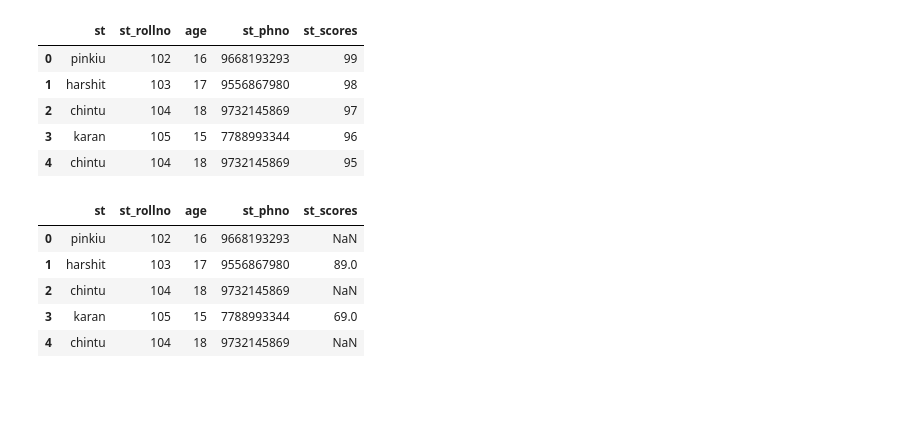
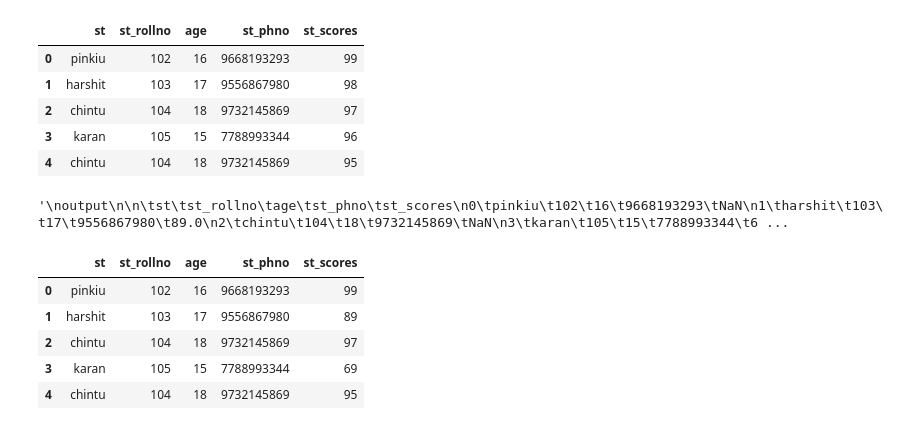
Before and after one commit to Yaminikanta/Python_Libraries, a Jupyter notebook: 02-Pandas/class_pandas.ipynb, the cells around one changed output. Drawn from its saved outputs; the diff is of its cells as text; code cells hidden in the pictures; blank space fills up the shorter version.

```diff
--- a/02-Pandas/class_pandas.ipynb
+++ b/02-Pandas/class_pandas.ipynb
@@ -505,13 +505,32 @@ d1
 | 3 | karan | 105 | 15 | 7788993344 | 96 |
 | 4 | chintu | 104 | 18 | 9732145869 | 95 |
 # %%
-upd_marks1={98:89,96:69,89:96,78:70}              # by using map if it will not find the key it will show NaN value to overcome it we use replace
-d1['st_scores']=d1['st_scores'].map(upd_marks1)
-d1
+# upd_marks1={98:89,96:69,89:96,78:70}              # by using map if it will not find the key it will show NaN value to overcome it we use replace
+# d1['st_scores']=d1['st_scores'].map(upd_marks1)
+# d1
+
+"""
+output
+
+	st	st_rollno	age	st_phno	st_scores
+0	pinkiu	102	16	9668193293	NaN
+1	harshit	103	17	9556867980	89.0
+2	chintu	104	18	9732145869	NaN
+3	karan	105	15	7788993344	69.0
+4	chintu	104	18	9732145869	NaN
+
+
+"""
 # %% [output]
-|  | st | st_rollno | age | st_phno | st_scores |
-| 0 | pinkiu | 102 | 16 | 9668193293 | NaN |
-| 1 | harshit | 103 | 17 | 9556867980 | 89.0 |
-| 2 | chintu | 104 | 18 | 9732145869 | NaN |
-| 3 | karan | 105 | 15 | 7788993344 | 69.0 |
-| 4 | chintu | 104 | 18 | 9732145869 | NaN |
+'\noutput\n\n\tst\tst_rollno\tage\tst_phno\tst_scores\n0\tpinkiu\t102\t16\t9668193293\tNaN\n1\tharshit\t103\t17\t9556867980\t89.0\n2\tchintu\t104\t18\t9732145869\tNaN\n3\tkaran\t105\t15\t7788993344\t6 ...
+# %%
+upd_marks2={98:89,96:69,89:96,78:70}                   # it will not show NaN it will replace
+d1['st_scores']=d1['st_scores'].replace(upd_marks2)
+d1
+# %% [output]
+|  | st | st_rollno | age | st_phno | st_scores |
+| 0 | pinkiu | 102 | 16 | 9668193293 | 99 |
+| 1 | harshit | 103 | 17 | 9556867980 | 89 |
+| 2 | chintu | 104 | 18 | 9732145869 | 97 |
+| 3 | karan | 105 | 15 | 7788993344 | 69 |
+| 4 | chintu | 104 | 18 | 9732145869 | 95 |
```
